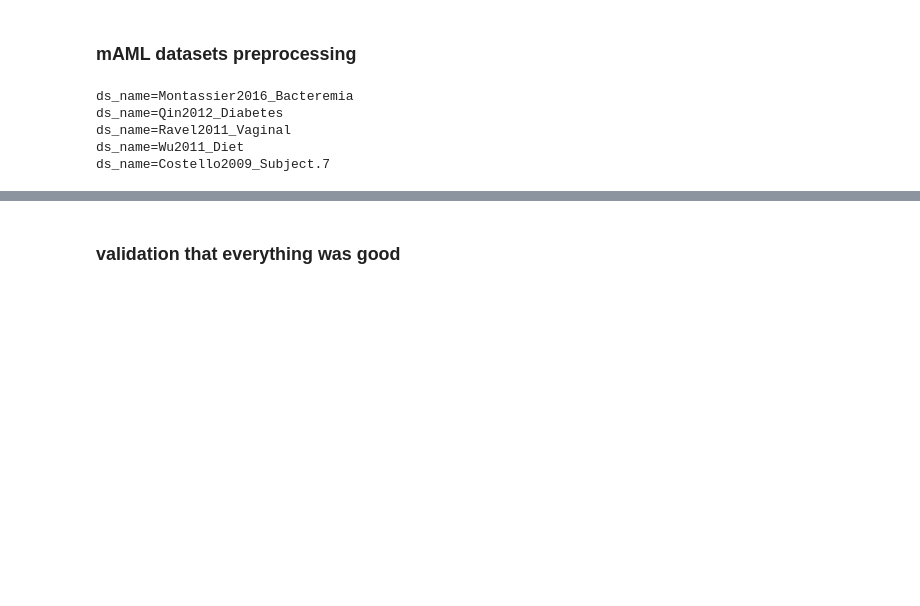
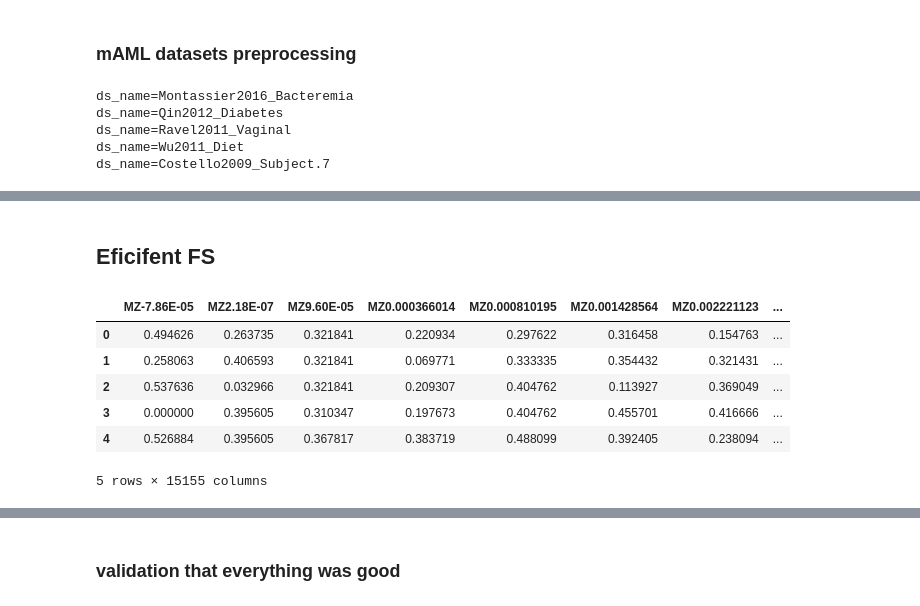
Before and after one commit to Ofir408/ml-feature-selection, a Jupyter notebook: data_preprocessing.ipynb, the cells around one changed output, grey strips where cells are left out. Cells and saved outputs as stored; diff of their text form; code cells hidden in the pictures; blank space fills up the shorter version.

```diff
--- a/data_preprocessing.ipynb
+++ b/data_preprocessing.ipynb
@@ -43,8 +45,10 @@ def preprocess(X, y):
 # %% [markdown]
 ### scikit-feature datasets preprocessing
 # %%
-for ds_name in ['colon', 'Yale', 'GLIOMA', 'arcene', 'Carcinom']:
-  mat = scipy.io.loadmat(f'/content/gdrive/MyDrive/ml-bgu/datasets/scikit-feature/{ds_name}.mat')
+from scipy import io
+#for ds_name in ['colon', 'Yale', 'GLIOMA', 'arcene', 'Carcinom', 'madelon', 'ORL', 'leukemia', 'PCMAC', 'pixraw10P', 'lung_small', 'lymphoma', 'nci9', 'orlraws10P']:
+for ds_name in ['arcene']:
+  mat = io.loadmat(f'/content/gdrive/MyDrive/ml-bgu/datasets/scikit-feature/{ds_name}.mat')
   X = mat['X']
   y = mat['Y']
   final_df = preprocess(X, y)
@@ -110,0 +130,7 @@ ds_name=Costello2009_Subject.7
+# %%
+from scipy.io import arff
+import pandas as pd
+
+data = arff.loadarff('/content/gdrive/MyDrive/ml-bgu/datasets/ARFF/Lung.arff')
+df = pd.DataFrame(data[0])
+df.head()
@@ -110,0 +145,17 @@ ds_name=Costello2009_Subject.7
+# %% [markdown]
+## Eficifent FS
+# %%
+from scipy.io import arff
+import pandas as pd
+
+data = arff.loadarff('/content/gdrive/MyDrive/ml-bgu/datasets/EfficientFS/pone.0202167.s015.arff')
+df = pd.DataFrame(data[0])
+df.head()
+# %% [output]
+|  | MZ-7.86E-05 | MZ2.18E-07 | MZ9.60E-05 | MZ0.000366014 | MZ0.000810195 | MZ0.001428564 | MZ0.002221123 | ... |
+| 0 | 0.494626 | 0.263735 | 0.321841 | 0.220934 | 0.297622 | 0.316458 | 0.154763 | ... |
+| 1 | 0.258063 | 0.406593 | 0.321841 | 0.069771 | 0.333335 | 0.354432 | 0.321431 | ... |
+| 2 | 0.537636 | 0.032966 | 0.321841 | 0.209307 | 0.404762 | 0.113927 | 0.369049 | ... |
+| 3 | 0.000000 | 0.395605 | 0.310347 | 0.197673 | 0.404762 | 0.455701 | 0.416666 | ... |
+| 4 | 0.526884 | 0.395605 | 0.367817 | 0.383719 | 0.488099 | 0.392405 | 0.238094 | ... |
+5 rows × 15155 columns
```
Also changed, not shown: parts of 30 cells of this notebook.
